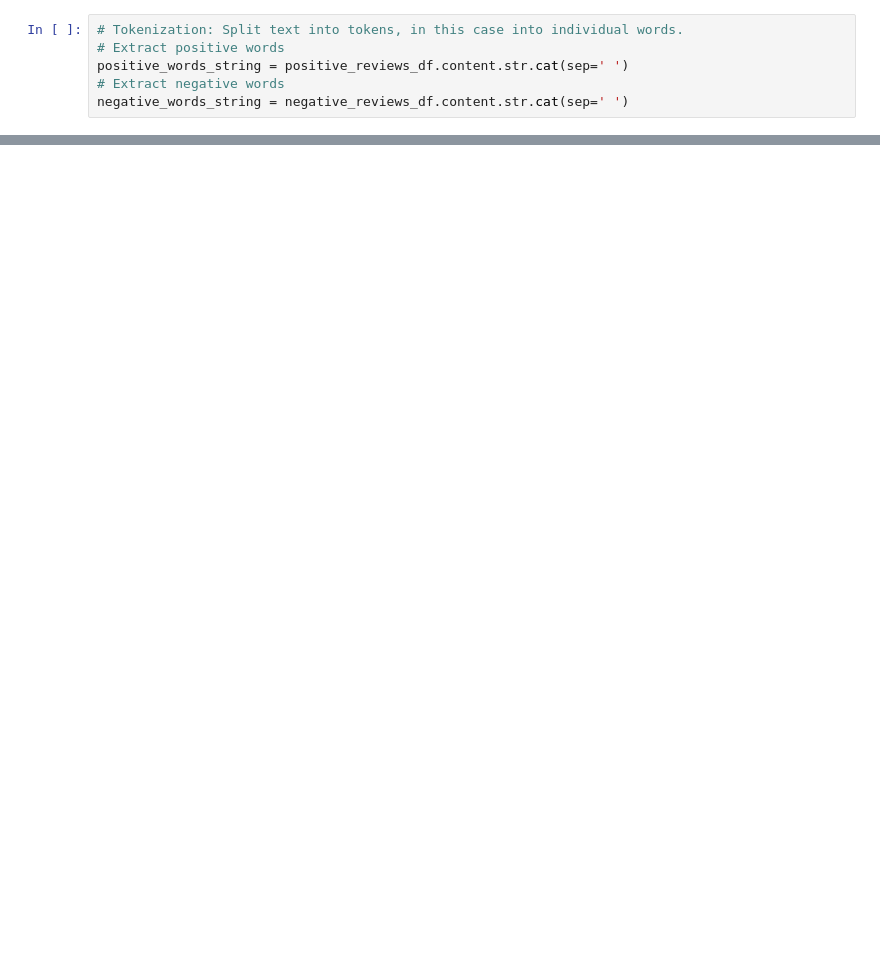
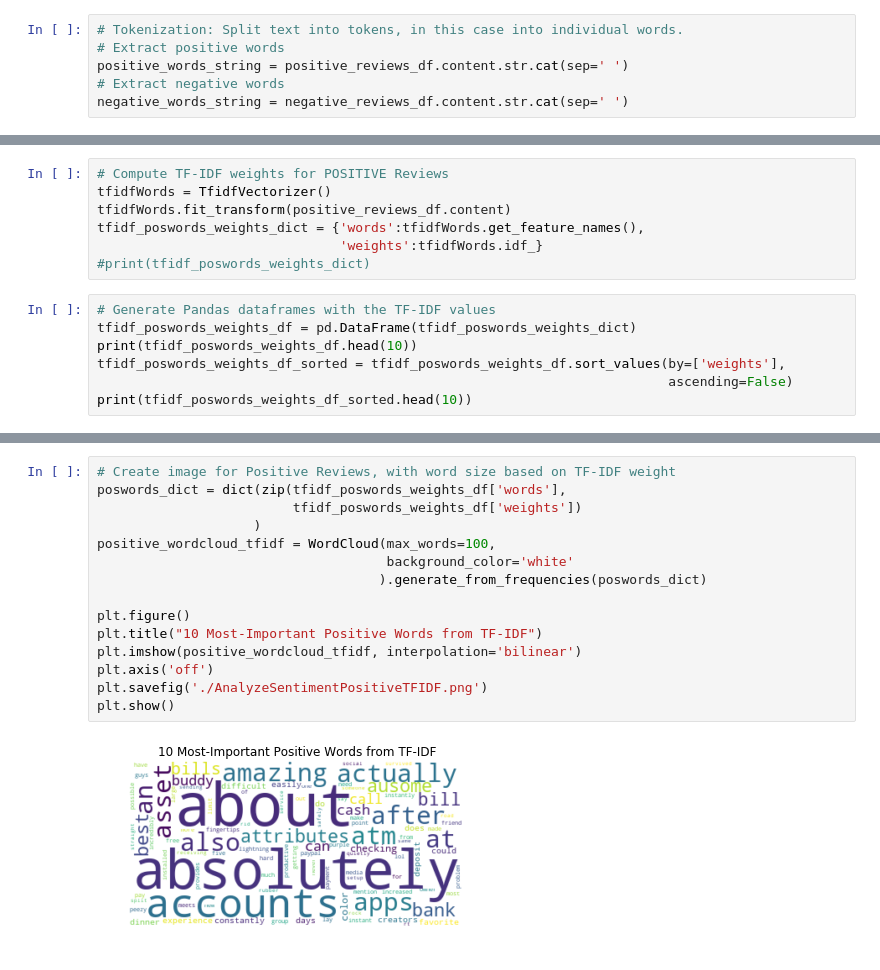
Before and after one commit to edwinfcampos/Showcase, a Jupyter notebook: AnalyzeSentiment.ipynb, the cells around one changed output, grey strips where cells are left out. Saved outputs shown, nothing was run; the diff lists cells and outputs as text; blank space fills up the shorter version.

```diff
--- a/AnalyzeSentiment.ipynb
+++ b/AnalyzeSentiment.ipynb
@@ -172,0 +177,14 @@ For this, vectorize the word counts: Use a CountVectorizer, which converts a col
+# %%
+# Compute TF-IDF weights for POSITIVE Reviews
+tfidfWords = TfidfVectorizer()
+tfidfWords.fit_transform(positive_reviews_df.content)
+tfidf_poswords_weights_dict = {'words':tfidfWords.get_feature_names(),
+                               'weights':tfidfWords.idf_}
+#print(tfidf_poswords_weights_dict)
+# %%
+# Generate Pandas dataframes with the TF-IDF values
+tfidf_poswords_weights_df = pd.DataFrame(tfidf_poswords_weights_dict)
+print(tfidf_poswords_weights_df.head(10))
+tfidf_poswords_weights_df_sorted = tfidf_poswords_weights_df.sort_values(by=['weights'],
+                                                                         ascending=False)
+print(tfidf_poswords_weights_df_sorted.head(10))
@@ -172,0 +209,17 @@ For this, vectorize the word counts: Use a CountVectorizer, which converts a col
+# %%
+# Create image for Positive Reviews, with word size based on TF-IDF weight
+poswords_dict = dict(zip(tfidf_poswords_weights_df['words'],
+                         tfidf_poswords_weights_df['weights'])
+                    )
+positive_wordcloud_tfidf = WordCloud(max_words=100,
+                                     background_color='white'
+                                    ).generate_from_frequencies(poswords_dict)
+
+plt.figure()
+plt.title("10 Most-Important Positive Words from TF-IDF")
+plt.imshow(positive_wordcloud_tfidf, interpolation='bilinear')
+plt.axis('off')
+plt.savefig('./AnalyzeSentimentPositiveTFIDF.png')
+plt.show()
+# %% [output]
+[figure, added]
```
Also changed, not shown: parts of 18 cells of this notebook.
